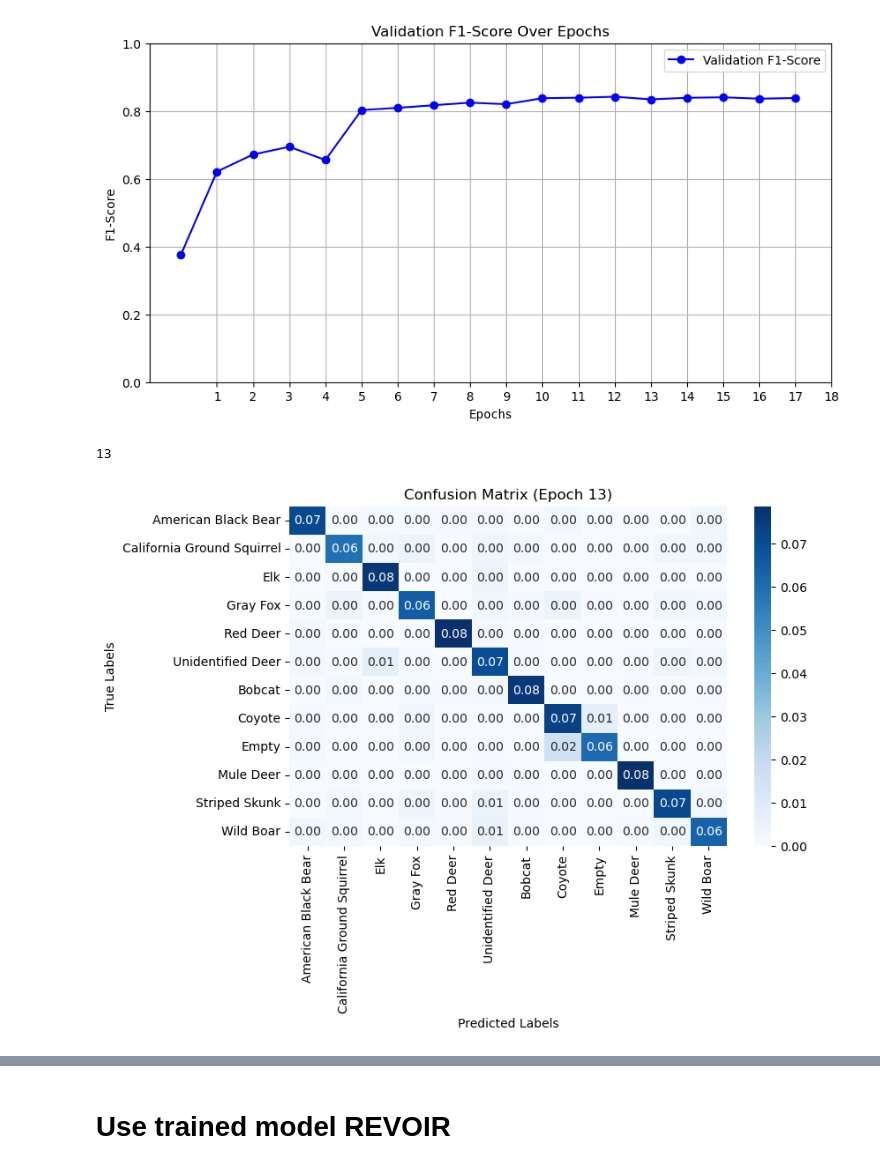
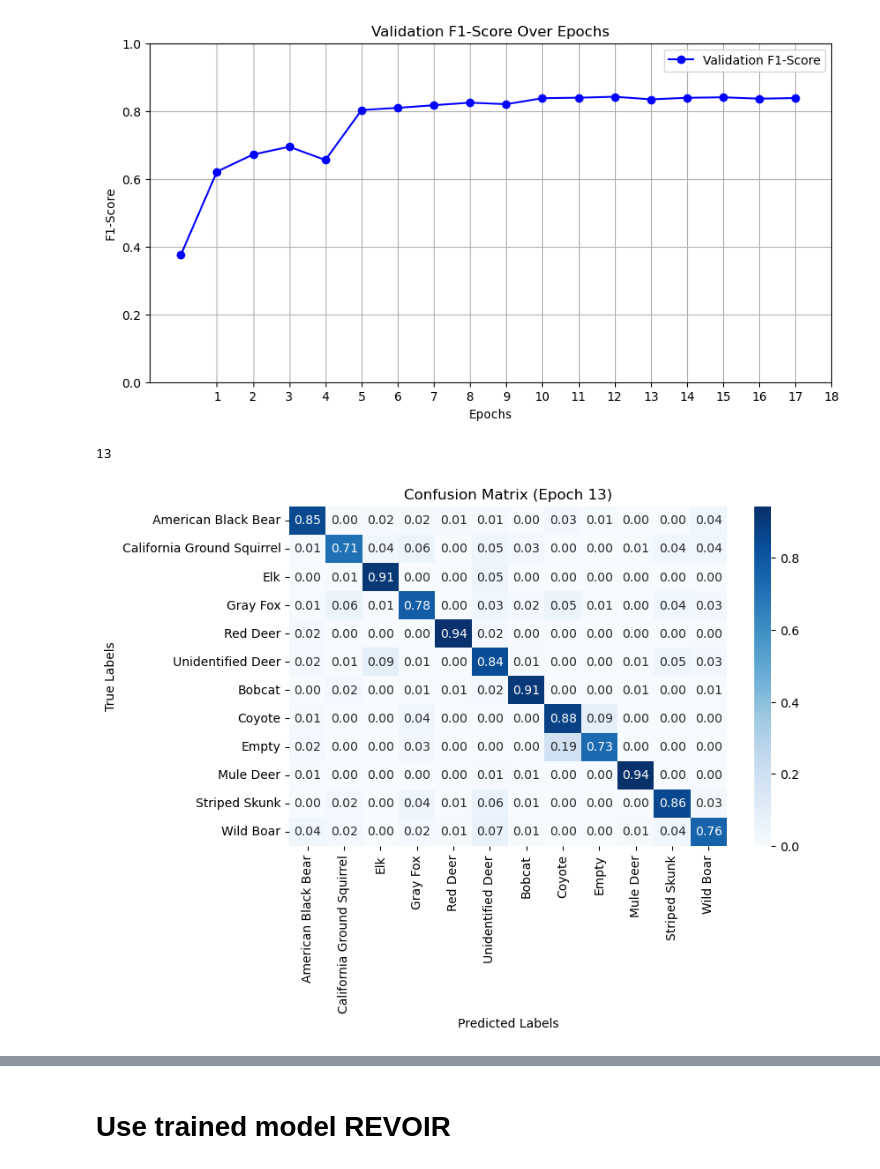
Before and after one commit to michsute/North-American-Animals-Classification, a Jupyter notebook: resnet_baseline.ipynb, the cells around one changed output, grey strips where cells are left out. Saved outputs shown, nothing was run; the diff lists cells and outputs as text; code cells hidden in the pictures.

```diff
--- a/resnet_baseline.ipynb
+++ b/resnet_baseline.ipynb
@@ -31,7 +31,7 @@ data_dir = '/exchange/dspro01/group3/data/train'
 dataset = datasets.ImageFolder(root=data_dir, transform=transform) # assigns labels automatically according to folder's name
 # %%
 num_classes = 12  # number of categories
-num_epochs =  2
+num_epochs =  25
 learning_rate = 0.001
 # %%
 # For reproducibility
@@ -223,29 +225,44 @@ for epoch in range(num_epochs):
 
     for phase in ['train', 'val']:
         if phase == 'train':
-            model.train()
+            model.train() # Set model to training mode
         else:
-            model.eval()
+            model.eval()  # Set model to evaluation mode
 
         running_loss = 0.0
-        running_corrects = 0
+        running_corrects = 0 # number of correct per epoch
         all_preds = []
         all_labels = []
 
+        # Iterate over batches
         for inputs, labels in dataloaders[phase]:
+            # Move data to the device GPU
             inputs = inputs.to(device)
             labels = labels.to(device)
+            # Resets the gradients of all parameters to zero before the backward pass.
             optimizer.zero_grad()
 
-            with torch.set_grad_enabled(phase == 'train'):
-                outputs = model(inputs)
+            # Forward pass
+            with torch.set_grad_enabled(phase == 'train'):# if train phase, set gradient
+                outputs = model(inputs) # Passes the input in the Resnet model
+                # outputs contains the raw predictions of the model for each input
+
                 _, preds = torch.max(outputs, 1)
+                # Returns the maximum from the outputs, with dimension 1 and a slot for each class
+                # Returns 2 tensors: maximum value and its index
+                # _ discards the maximum value
+                # Only the index is kept in preds
+
                 loss = criterion(outputs, labels)
+                # Computes loss function between outputs and labels
+                # Refers to the CrossEntropy loss function defined above
 
+                #  Backpropagation and update the model parameters during training.
                 if phase == 'train':
                     loss.backward()
-                    optimizer.step()
+                    optimizer.step() # in which direction to go - -gradient
 
+            # Statistics
             running_loss += loss.item() * inputs.size(0)
             running_corrects += torch.sum(preds == labels.data)
             all_preds.append(preds.detach().cpu().numpy())
@@ -268,14 +285,11 @@ for epoch in range(num_epochs):
             val_losses.append(epoch_loss)
             val_accuracies.append(epoch_acc.item())
 
-            # Calculate F1-Score, ROC AUC, and confusion matrix for validation phase
+            # Calculate F1-Score, and confusion matrix for validation phase
             f1 = f1_score(all_labels, all_preds, average='weighted') # from sklearn
             # 'weighted' in case of inbalance dataset or multiclass. Safety here.
             val_f1_scores.append(f1)
 
-            """if len(np.unique(all_labels)) == 2:  # DOES NOT WORK SINCE 12 LABELS, relevant?
-                roc_auc = roc_auc_score(all_labels, model.softmax(outputs).cpu().detach().numpy()[:, 1]) #sklearn
-                val_roc_aucs.append(roc_auc)"""
 
             # Confusion Matrix
             conf_matrix = confusion_matrix(all_labels, all_preds)
@@ -420,16 +440,16 @@ f.show()
 # %%
 import seaborn as sns
 print(best_epoch)
 # Confusion Matrix for the Best Epoch
 conf_matrix = val_conf_matrices[best_epoch - 1]  # Index corresponds to the best epoch
 class_names = ['American Black Bear', 'California Ground Squirrel', 'Elk', 'Gray Fox', 'Red Deer', 'Unidentified Deer', 'Bobcat', 'Coyote', 'Empty', 'Mule Deer', 'Striped Skunk', 'Wild Boar']  # TODO CLASSES NAMES
 
 f, ax = plt.subplots(figsize=(8, 5), sharex=True)
-sns.heatmap(conf_matrix/ np.sum(conf_matrix), annot=True, fmt='.2f', cmap='Blues', xticklabels=class_names, yticklabels=class_names)
+sns.heatmap(conf_matrix/ (len(val_dataset)/num_classes), annot=True, fmt='.2f', cmap='Blues', xticklabels=class_names, yticklabels=class_names)
 ax.set_xlabel('Predicted Labels')
 ax.set_ylabel('True Labels')
 ax.set_title(f'Confusion Matrix (Epoch {best_epoch})')
 f.show()
 # %% [output]
 13
-[figure, old version]
+[figure, new version]
```
Also changed, not shown: parts of 6 cells of this notebook, 1 other file.
